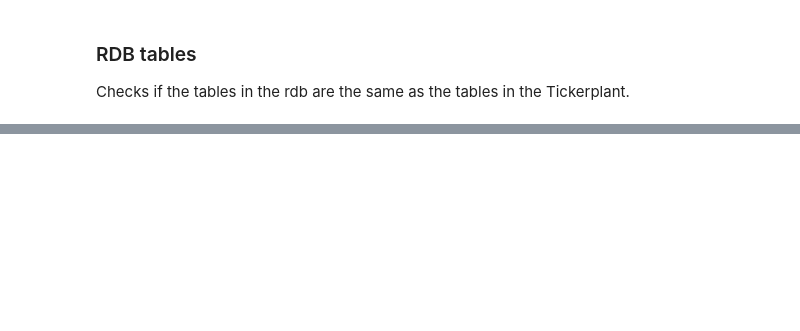
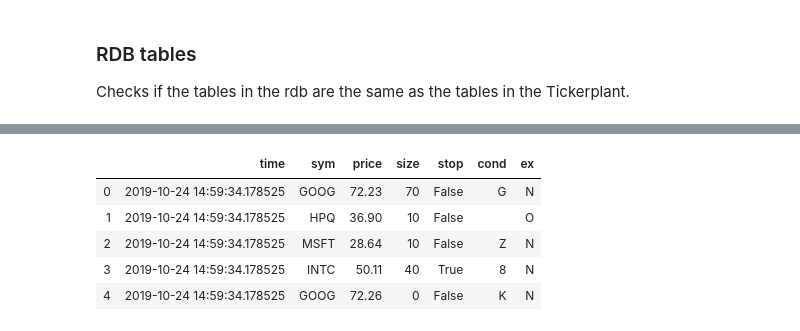
Before and after one commit to PeterSmiley/TorQ, a Jupyter notebook: test1.ipynb, the cells around one changed output, grey strips where cells are left out. Cells and saved outputs as stored; diff of their text form; code cells hidden in the pictures; blank space fills up the shorter version.

```diff
--- a/test1.ipynb
+++ b/test1.ipynb
@@ -170,0 +225,9 @@ Checks if the tables in the rdb are the same as the tables in the Tickerplant.
+# %%
+rdbtquery
+# %% [output]
+|  | time | sym | price | size | stop | cond | ex |
+| 0 | 2019-10-24 14:59:34.178525 | GOOG | 72.23 | 70 | False | G | N |
+| 1 | 2019-10-24 14:59:34.178525 | HPQ | 36.90 | 10 | False |  | O |
+| 2 | 2019-10-24 14:59:34.178525 | MSFT | 28.64 | 10 | False | Z | N |
+| 3 | 2019-10-24 14:59:34.178525 | INTC | 50.11 | 40 | True | 8 | N |
+| 4 | 2019-10-24 14:59:34.178525 | GOOG | 72.26 | 0 | False | K | N |
```
Also changed, not shown: parts of 22 cells of this notebook.
